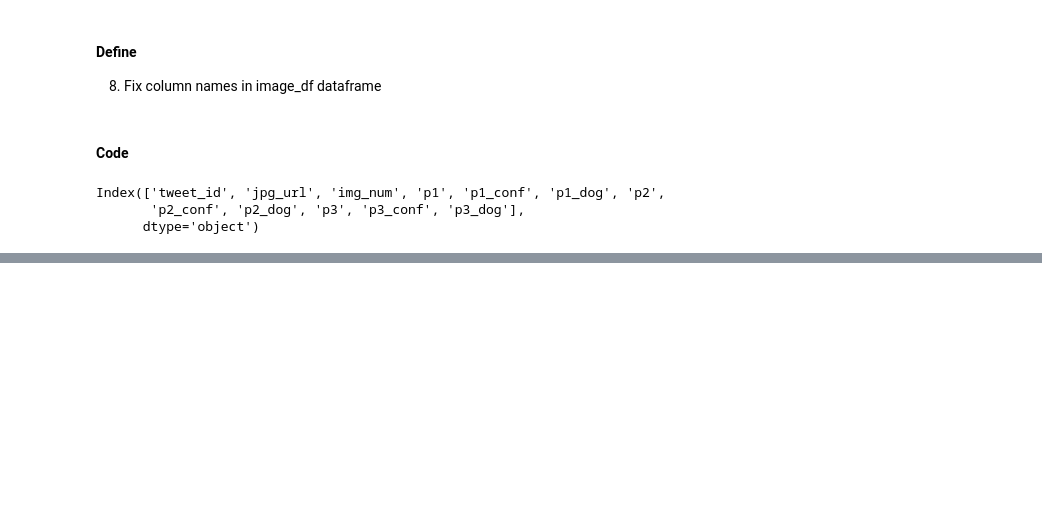
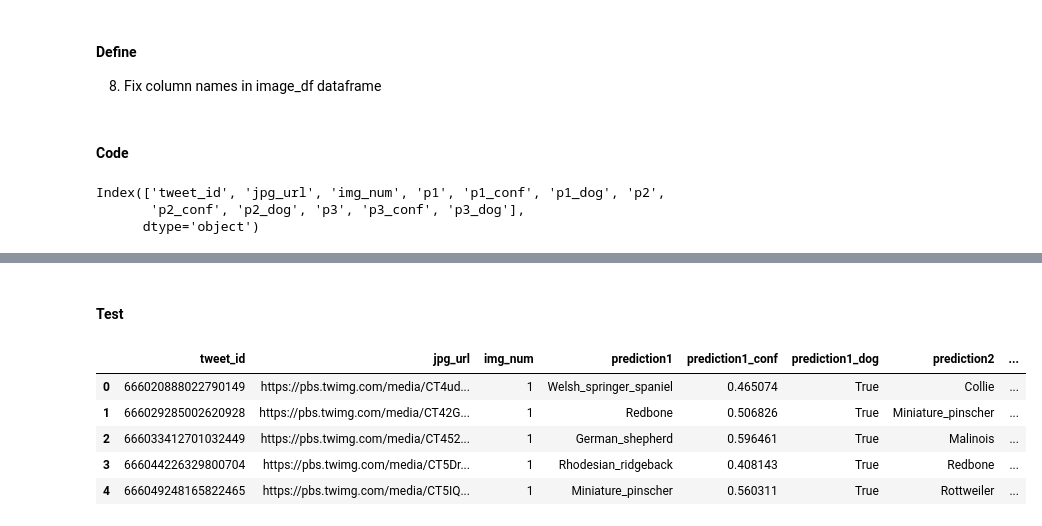
Before and after one commit to akshaybogar/WeRateDogs, a Jupyter notebook: WeRateDogs.ipynb, the cells around one changed output, grey strips where cells are left out. Saved outputs shown, nothing was run; the diff lists cells and outputs as text; code cells hidden in the pictures; blank space fills up the shorter version.

```diff
--- a/WeRateDogs.ipynb
+++ b/WeRateDogs.ipynb
@@ -584,0 +600,15 @@ SyntaxError: positional argument follows keyword argument (<ipython-input-6-c26f
+# %%
+image_df['prediction1'] = image_df['prediction1'].str.capitalize()
+image_df['prediction2'] = image_df['prediction2'].str.capitalize()
+image_df['prediction3'] = image_df['prediction3'].str.capitalize()
+# %% [markdown]
+#### Test
+# %%
+image_df.head()
+# %% [output]
+|  | tweet_id | jpg_url | img_num | prediction1 | prediction1_conf | prediction1_dog | prediction2 | ... |
+| 0 | 666020888022790149 | https://pbs.twimg.com/media/CT4ud... | 1 | Welsh_springer_spaniel | 0.465074 | True | Collie | ... |
+| 1 | 666029285002620928 | https://pbs.twimg.com/media/CT42G... | 1 | Redbone | 0.506826 | True | Miniature_pinscher | ... |
+| 2 | 666033412701032449 | https://pbs.twimg.com/media/CT452... | 1 | German_shepherd | 0.596461 | True | Malinois | ... |
+| 3 | 666044226329800704 | https://pbs.twimg.com/media/CT5Dr... | 1 | Rhodesian_ridgeback | 0.408143 | True | Redbone | ... |
+| 4 | 666049248165822465 | https://pbs.twimg.com/media/CT5IQ... | 1 | Miniature_pinscher | 0.560311 | True | Rottweiler | ... |
```
Also changed, not shown: parts of 15 cells of this notebook.
